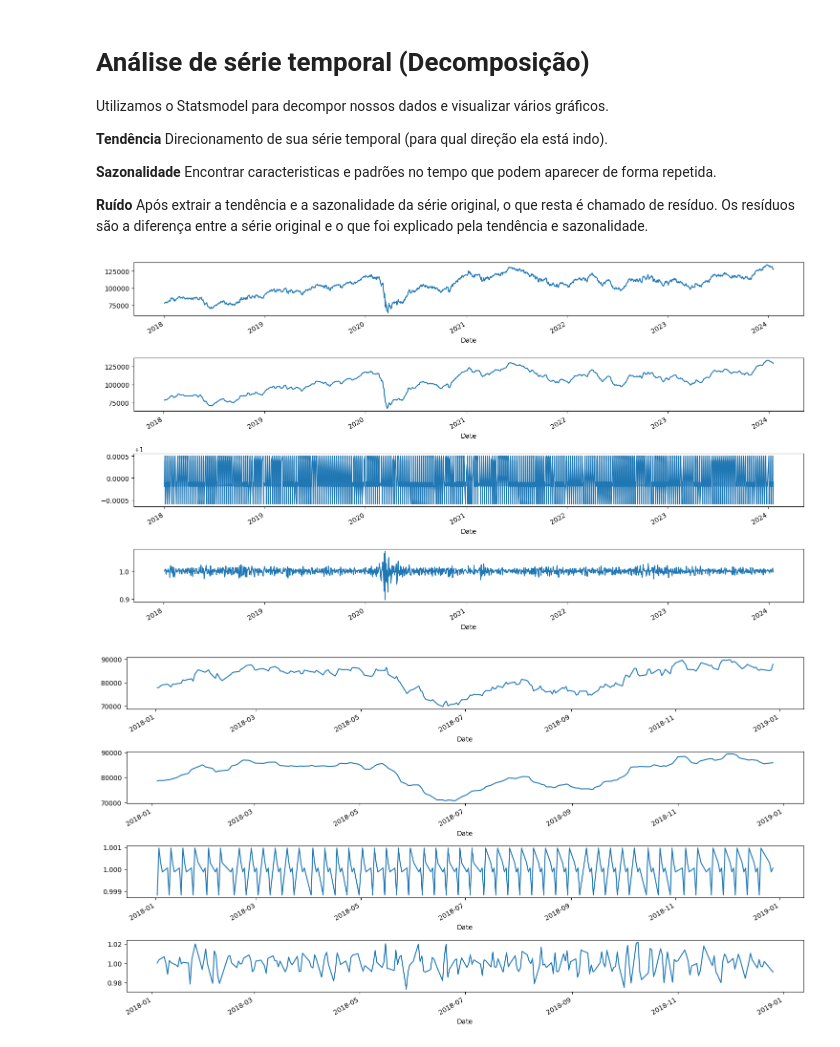
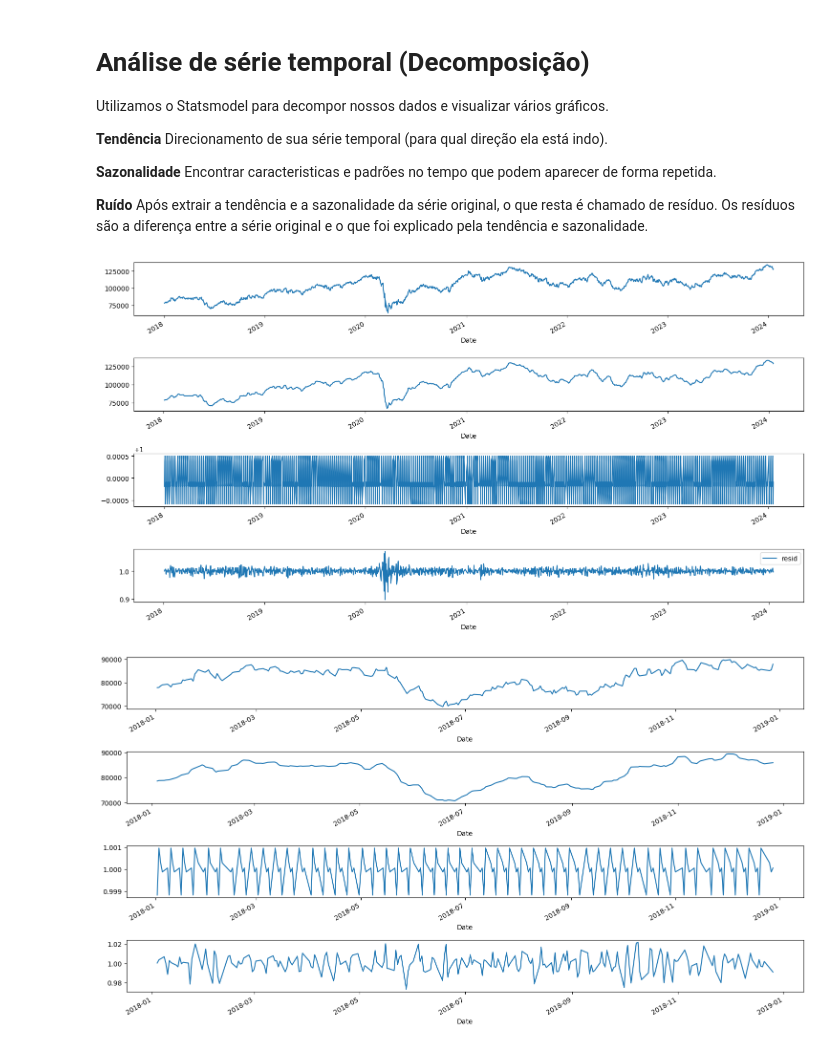
Before and after one commit to icarocarmona/Tech-Challenges-DTAT-Grupo-26, a Jupyter notebook: Machine_Learning_and_Time_Series/Tech_BVSP_Fase2.ipynb, the cells around one changed output. Cells and saved outputs as stored; diff of their text form; code cells hidden in the pictures.

```diff
--- a/Machine_Learning_and_Time_Series/Tech_BVSP_Fase2.ipynb
+++ b/Machine_Learning_and_Time_Series/Tech_BVSP_Fase2.ipynb
@@ -95,35 +95,36 @@ Após extrair a tendência e a sazonalidade da série original, o que resta é c
 
 
 from statsmodels.tsa.seasonal import seasonal_decompose
 import matplotlib.pyplot as plt
 
 df_limpo = df                                                              # cópia do dataframe
 df_limpo['Date'] = pd.to_datetime(df_limpo['Date'])                        # transformando em datetime
-df_limpo = df.drop(columns=['Open', 'High', 'Low', 'Volume', 'Adj Close']) # Removendo colunas desnecessárias
+df_limpo = df.drop(columns=['Open', 'High', 'Low', 'Volume', 'Adj Close'])# Removendo colunas desnecessárias
 df_limpo = df_limpo.set_index('Date')                                      # definindo data como índice
 
 ################################## Notas da análise de decomposição da série ########################################
 
 # model='additive': Este parâmetro especifica o tipo de modelo utilizado na decomposição.
 
 # Os dois tipos principais são:
 
 # "additive" (modelo apropriado quando a magnitude da sazonalidade não varia com a tendência)
 # "multiplicative" (modelo é mais apropriado quando a magnitude da sazonalidade varia com a tendência).
 
 # period: Este é o período da sazonalidade. Ele especifica o número de observações em um ciclo sazonal.
 
 ######################################################################################################################
 
 seasonplot = seasonal_decompose(df_limpo, model='multiplicative', period=5) #decopondo a série temporal
 fig, (ax1, ax2, ax3, ax4) = plt.subplots(4, 1, figsize=(15,8))
 seasonplot.observed.plot(ax=ax1) #serie real
 seasonplot.trend.plot(ax=ax2)    #tendencia
 seasonplot.seasonal.plot(ax=ax3) #sazonalidade
 seasonplot.resid.plot(ax=ax4)    #residuos
+plt.legend(loc='best')
 plt.tight_layout()
 # %% [output]
-[figure, old version]
+[figure, new version]
 # %%
 
 # Aqui a decomposição foi realizada no ano de 2018
```
Also changed, not shown: parts of 40 cells of this notebook.
